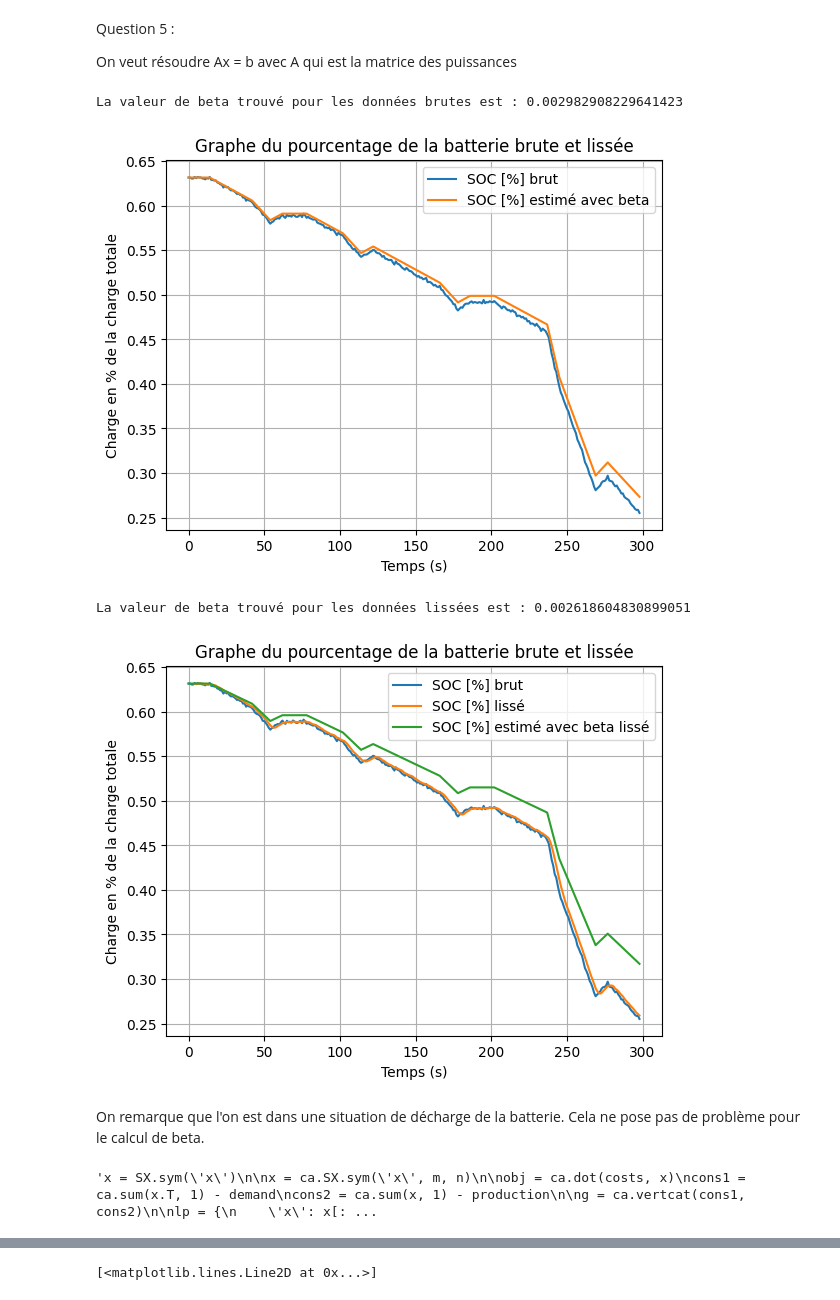
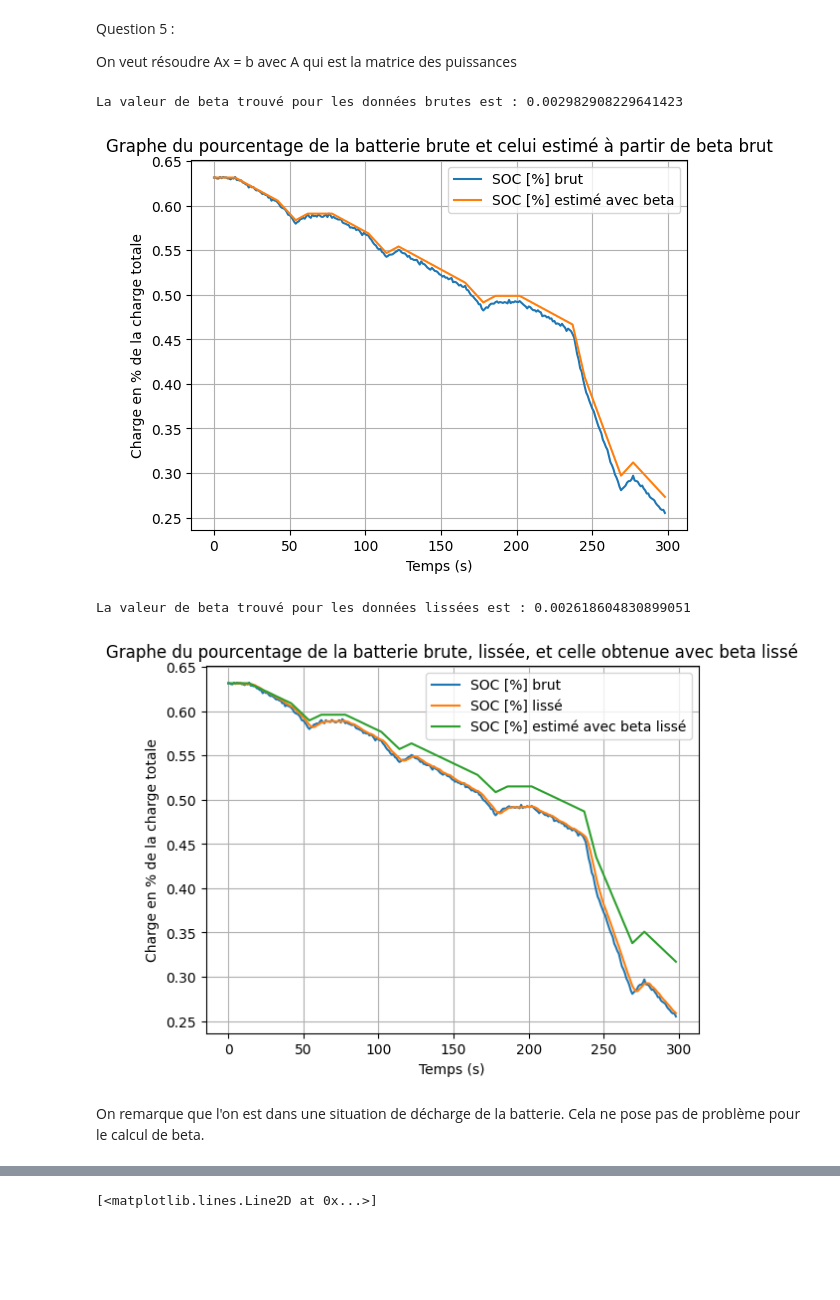
Before and after one commit to ines-g23/Projet-optimisation, a Jupyter notebook: Projet2.ipynb, the cells around one changed output, grey strips where cells are left out. Drawn from its saved outputs; the diff is of its cells as text; code cells hidden in the pictures; blank space fills up the shorter version.

```diff
--- a/Projet2.ipynb
+++ b/Projet2.ipynb
@@ -30,35 +31,35 @@ A = A.reshape((N-1, 1))
 SOC = np.array(data["SOC [%]"])
 b = (SOC[1:]-SOC[:N-1])*Q_barre/(time[1:]-time[:N-1])
 b = b.reshape((N-1,1))
 
 #Pour le problème des moindres carrés, on peut prendre la solution explicite : Beta = (A^T*A)^{-1}*(A^T*b) ou utiliser la fonction np.linalg.lstsq pour résoudre Ax = b
 sol = np.linalg.lstsq(A, b) #sol[0] = beta ; sol[1] = somme des résidus ; sol[2] = rang de la matrice A ; sol[3] = valeur singulière de A
 beta = sol[0][0][0]
 
 print("La valeur de beta trouvé pour les données brutes est :", beta)
 
 #Estimation de la charge de la batterie à partir de la valeur Beta
 
 #initialisation
 SOC_estime = np.zeros(N)
 SOC_estime[0] = data["SOC [%]"].iloc[0]
 
 #Récurrence
 for i in range(1, N):
     SOC_estime[i]=SOC_estime[i-1] + (time[i]-time[i-1])*beta*list_A[i]/Q_barre
 
 #Affichage du graphe de la batterie
 data["SOC [%] brut"] = data["SOC [%]"]
 data['SOC [%] lissé'] = data["SOC [%]"].rolling(window = 5, on = data.index).mean()
 data['SOC [%] estimé avec beta'] = SOC_estime
-data[['SOC [%] brut', 'SOC [%] estimé avec beta']].plot(title = "Graphe du pourcentage de la batterie brute et lissée")
+data[['SOC [%] brut', 'SOC [%] estimé avec beta']].plot(title = "Graphe du pourcentage de la batterie brute et celui estimé à partir de beta brut")
 plt.xlabel("Temps (s)")
 plt.ylabel("Charge en % de la charge totale")
 plt.grid()
 plt.show()
 # %% [output]
 La valeur de beta trouvé pour les données brutes est : 0.002982908229641423
-[figure, old version]
+[figure, new version]
 # %%
 #Question 5
 U_sec = 230
@@ -97,13 +98,13 @@ for i in range(1, N):
 #Affichage du graphe de la batterie
 data["SOC [%] brut"] = data["SOC [%]"]
 data['SOC [%] estimé avec beta lissé'] = SOC_estime_lisse
-data[['SOC [%] brut', 'SOC [%] lissé', 'SOC [%] estimé avec beta lissé']].plot(title = "Graphe du pourcentage de la batterie brute et lissée")
+data[['SOC [%] brut', 'SOC [%] lissé', 'SOC [%] estimé avec beta lissé']].plot(title = "Graphe du pourcentage de la batterie brute, lissée, et celle obtenue avec beta lissé")
 plt.xlabel("Temps (s)")
 plt.ylabel("Charge en % de la charge totale")
 plt.grid()
 plt.show()
 # %% [output]
 La valeur de beta trouvé pour les données lissées est : 0.002618604830899051
-[figure, old version]
+[figure, new version]
 # %% [markdown]
 On remarque que l'on est dans une situation de décharge de la batterie. Cela ne pose pas de problème pour le calcul de beta.
@@ -114,34 +110,0 @@ from casadi import *
-# %%
-'''x = SX.sym('x')
-
-x = ca.SX.sym('x', m, n)
-
-obj = ca.dot(costs, x)
-cons1 = ca.sum(x.T, 1) - demand
-cons2 = ca.sum(x, 1) - production
-
-g = ca.vertcat(cons1, cons2)
-
-lp = {
-    'x': x[:],
-    'f': obj,
-    'g': g,
-}
-
-solver = ca.qpsol(
-    'solver',
-    'highs',   # or 'osqp', 'hpipm'
-    lp
-)
-
-sol = solver(
-    lbx=np.zeros(n*m),
-    lbg=np.zeros(n+m),
-    ubg=np.zeros(n+m)
-)
-
-print("Primal solution LP: ", sol['x'])
-print("Dual solution LP (constraints): ", sol['lam_g'])
-print("Dual solution LP (bounds): ", sol['lam_x'])'''
-# %% [output]
-'x = SX.sym(\'x\')\n\nx = ca.SX.sym(\'x\', m, n)\n\nobj = ca.dot(costs, x)\ncons1 = ca.sum(x.T, 1) - demand\ncons2 = ca.sum(x, 1) - production\n\ng = ca.vertcat(cons1, cons2)\n\nlp = {\n    \'x\': x[: ...
```
Also changed, not shown: parts of 9 cells of this notebook.
